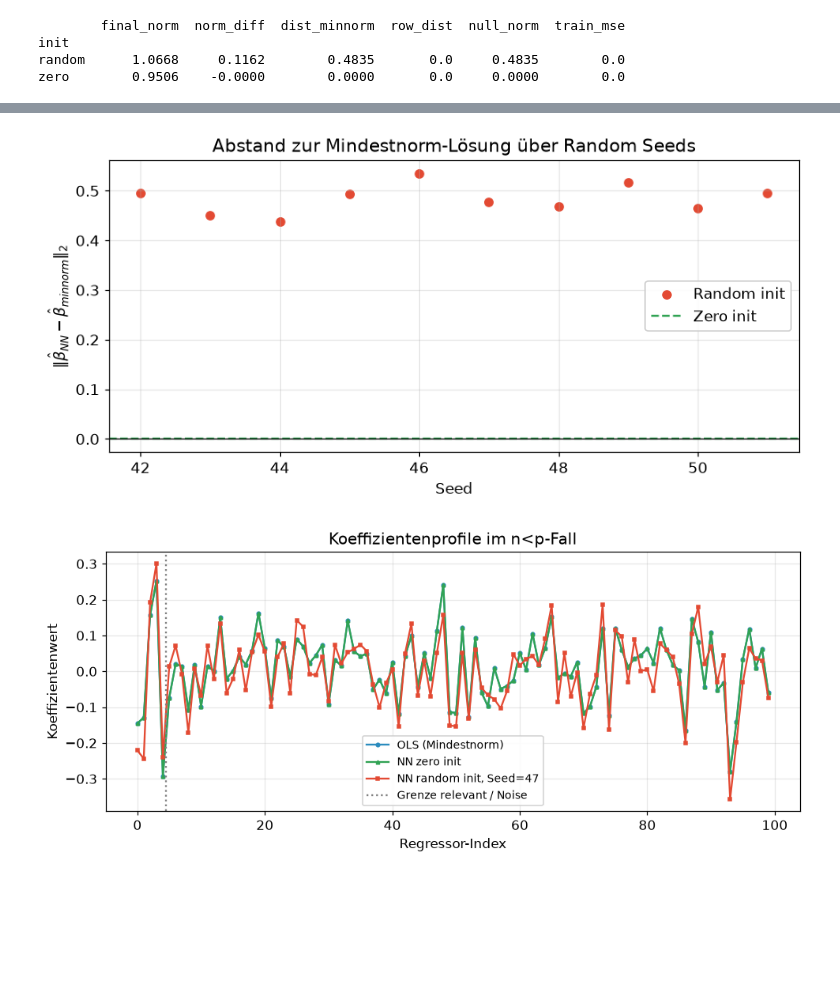
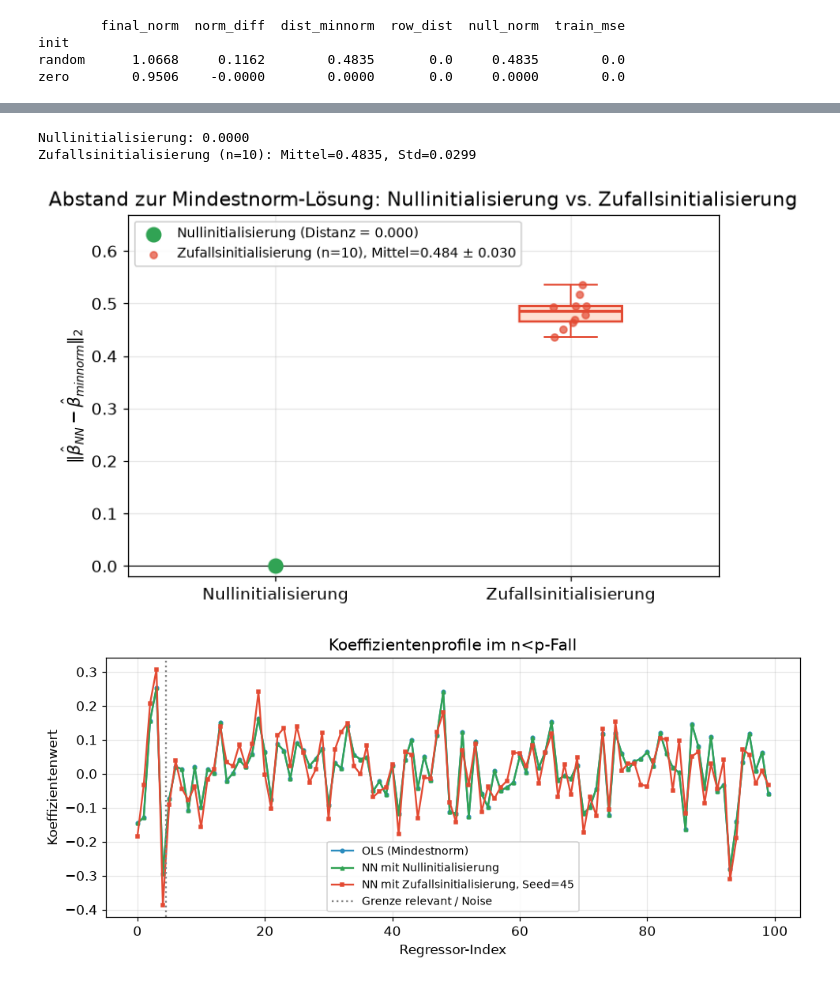
Before and after one commit to 30Samuel03/Approximation-linearer-Modelle-durch-neuronale-Netze, a Jupyter notebook: notebook.ipynb, the cells around one changed output, grey strips where cells are left out. Saved outputs shown, nothing was run; the diff lists cells and outputs as text; code cells hidden in the pictures; blank space fills up the shorter version.

```diff
--- a/notebook.ipynb
+++ b/notebook.ipynb
@@ -143,7 +142,7 @@ Der Wrapper `train_ffn` trainiert das Netz mit voller Batch-Größe (Gradient De
 # %%
 class FFN(nn.Module):
     """Feedforward-Netz mit wählbarer Tiefe, Breite und Aktivierung."""
-    def __init__(self, input_dim, depth=1, width=64, activation='relu'):
+    def __init__(self, input_dim, depth=2, width=64, activation='relu'):
         super().__init__()
         act_map = {
             'identity': nn.Identity,
@@ -170,7 +169,7 @@ class FFN(nn.Module):
     def forward(self, x):
         return self.net(x).squeeze(-1)
 
-def train_ffn(X, y, depth=1, width=64, activation='relu', optimizer='adam',
+def train_ffn(X, y, depth=2, width=64, activation='relu', optimizer='adam',
               lr=1e-2, epochs=2000, weight_decay=0.0, batch_size=None,
               record_beta_every=None, seed=SEED):
     """Trainiere ein FFN auf (X, y).
@@ -737,7 +724,7 @@ for n_val in ns:
         b_ols = fit_ols(Xn_tr, yn_tr)
         mse_ols_by_n[n_val].append(mse(yn_te, Xn_te @ b_ols))
         m, _ = train_ffn(Xn_tr, yn_tr, depth=2, width=64, activation='relu',
-                         optimizer='adam', lr=1e-2, epochs=1500, seed=SEED + r)
+                         optimizer='adam', lr=1e-2, epochs=2000, seed=SEED + r)
         mse_nn_by_n[n_val].append(mse(yn_te, predict(m, Xn_te)))
     print(f'n={n_val:>5d}: MSE OLS = {np.mean(mse_ols_by_n[n_val]):.3f} | '
           f'MSE NN = {np.mean(mse_nn_by_n[n_val]):.3f}')
@@ -1458,17 +1430,9 @@ def run_scaling_experiment(activation='tanh', n_reps=10, verbose=True):
     return df, summary
-# %%
 # %%
 # Hauptauswertung mit tanh
-
-df_e6, summary_e6 = run_scaling_experiment(
-    activation=MAIN_ACTIVATION,
-    n_reps=10,
-    verbose=True
-)
-
+df_e6, summary_e6 = run_scaling_experiment(activation=MAIN_ACTIVATION, n_reps=10, verbose=True)
 df_e6.to_csv(os.path.join(FIG_DIR, 'E6_scaling_train_test_results_tanh.csv'), index=False)
 summary_e6.to_csv(os.path.join(FIG_DIR, 'E6_scaling_train_test_summary_tanh.csv'), index=False)
-
 print('\nZusammenfassung Experiment 6:')
 display(summary_e6.round(4))
 # %% [output]
@@ -2589,44 +2179,72 @@ zero        0.9506    -0.0000        0.0000       0.0     0.0000        0.0
 # %%
-# F13: Distanz zur Mindestnorm-Lösung über verschiedene Initialisierungen
+# F13_op_distance_over_seeds: Boxplot (Zufallsinitialisierung, 10 Seeds) vs. Nullinitialisierung
 df_rand = df_e8[df_e8['init'] == 'random']
 df_zero = df_e8[df_e8['init'] == 'zero']
 
-fig, ax = plt.subplots(figsize=(8, 4))
+zero_val  = float(df_zero['dist_minnorm'].iloc[0])
+rand_vals = df_rand['dist_minnorm'].to_numpy()
+rand_mean = rand_vals.mean()
+rand_std  = rand_vals.std(ddof=1)
+print(f'Nullinitialisierung: {zero_val:.4f}')
+print(f'Zufallsinitialisierung (n={len(rand_vals)}): Mittel={rand_mean:.4f}, Std={rand_std:.4f}')
 
-ax.scatter(df_rand['seed'], df_rand['dist_minnorm'], label='Random init', color='#e34a33')
-ax.axhline(df_zero['dist_minnorm'].iloc[0], color='#31a354', linestyle='--', label='Zero init')
-ax.axhline(0, color='black', linewidth=0.8)
+fig, ax = plt.subplots(figsize=(6.5, 4.2))
 
-ax.set_xlabel('Seed')
+# Nullinitialisierung: einzelner Punkt
+ax.scatter([1], [zero_val], color='#31a354', s=90, zorder=4,
+           label=f'Nullinitialisierung (Distanz = {zero_val:.3f})')
+
+# Zufallsinitialisierung: Boxplot + individuelle Punkte
+bp = ax.boxplot([rand_vals], positions=[2], widths=0.35, patch_artist=True,
+                boxprops=dict(facecolor='#fee0d2', edgecolor='#e34a33', linewidth=1.5),
+                medianprops=dict(color='#e34a33', linewidth=2),
+                whiskerprops=dict(color='#e34a33', linewidth=1.2),
+                capprops=dict(color='#e34a33', linewidth=1.2),
+                flierprops=dict(marker='o', markerfacecolor='#e34a33',
+                                markeredgecolor='#e34a33', markersize=4))
+jitter = np.random.default_rng(0).uniform(-0.06, 0.06, size=len(rand_vals))
+ax.scatter(np.full_like(rand_vals, 2) + jitter, rand_vals,
+           color='#e34a33', s=22, alpha=0.7, zorder=3,
+           label=f'Zufallsinitialisierung (n={len(rand_vals)}), Mittel={rand_mean:.3f} $\\pm$ {rand_std:.3f}')
+
+ax.set_xticks([1, 2])
+ax.set_xticklabels(['Nullinitialisierung', 'Zufallsinitialisierung'])
 ax.set_ylabel(r'$\|\hat{\beta}_{NN} - \hat{\beta}_{minnorm}\|_2$')
-ax.set_title('Abstand zur Mindestnorm-Lösung über Random Seeds')
-ax.legend()
+ax.set_title('Abstand zur Mindestnorm-Lösung: Nullinitialisierung vs. Zufallsinitialisierung')
+ax.set_xlim(0.5, 2.5)
+ymax = max(zero_val, rand_vals.max())
+ax.set_ylim(-0.02, ymax * 1.25)
+ax.axhline(0, color='black', linewidth=0.7)
+ax.grid(True, axis='y', alpha=0.3)
+ax.legend(loc='upper left', fontsize=9)
 
 plt.tight_layout()
 plt.savefig(os.path.join(FIG_DIR, 'F13_op_distance_over_seeds.pdf'))
 plt.show()
 # %% [output]
+Nullinitialisierung: 0.0000
+Zufallsinitialisierung (n=10): Mittel=0.4835, Std=0.0299
-[figure, old version]
+[figure, new version]
 # %%
+# HINWEIS: Diese Zelle wird in der finalen Seminararbeit NICHT direkt verwendet
+
 # F16: Koeffizientenprofil mit repräsentativem Random Seed
 median_seed = df_rand.iloc[(df_rand['dist_minnorm'] - df_rand['dist_minnorm'].median()).abs().argsort()].iloc[0]['seed']
 model_med, hist_med = train_linear_sgd(X8, y8, init='random', seed=int(median_seed))
 beta_med = hist_med['beta_snapshots'][-1][1]
 
 fig, ax = plt.subplots(figsize=(9, 4))
-
 ax.plot(b_minnorm, marker='o', markersize=3, label='OLS (Mindestnorm)', color='#2b8cbe')
-ax.plot(beta_zero, marker='^', markersize=3, label='NN zero init', color='#31a354')
-ax.plot(beta_med, marker='s', markersize=3, label=f'NN random init, Seed={int(median_seed)}', color='#e34a33')
+ax.plot(beta_zero, marker='^', markersize=3, label='NN mit Nullinitialisierung', color='#31a354')
+ax.plot(beta_med, marker='s', markersize=3,
+        label=f'NN mit Zufallsinitialisierung, Seed={int(median_seed)}', color='#e34a33')
 ax.axvline(p_relevant - 0.5, color='gray', linestyle=':', label='Grenze relevant / Noise')
-
 ax.set_xlabel('Regressor-Index')
 ax.set_ylabel('Koeffizientenwert')
 ax.set_title('Koeffizientenprofile im n<p-Fall')
 ax.legend(fontsize=9)
-
 plt.tight_layout()
 #plt.savefig(os.path.join(FIG_DIR, 'F16_op_beta_profile_representative.pdf'))
 plt.show()
 # %% [output]
-[figure, old version]
+[figure, new version]
```
Also changed, not shown: parts of 57 cells of this notebook, 27 other files.
